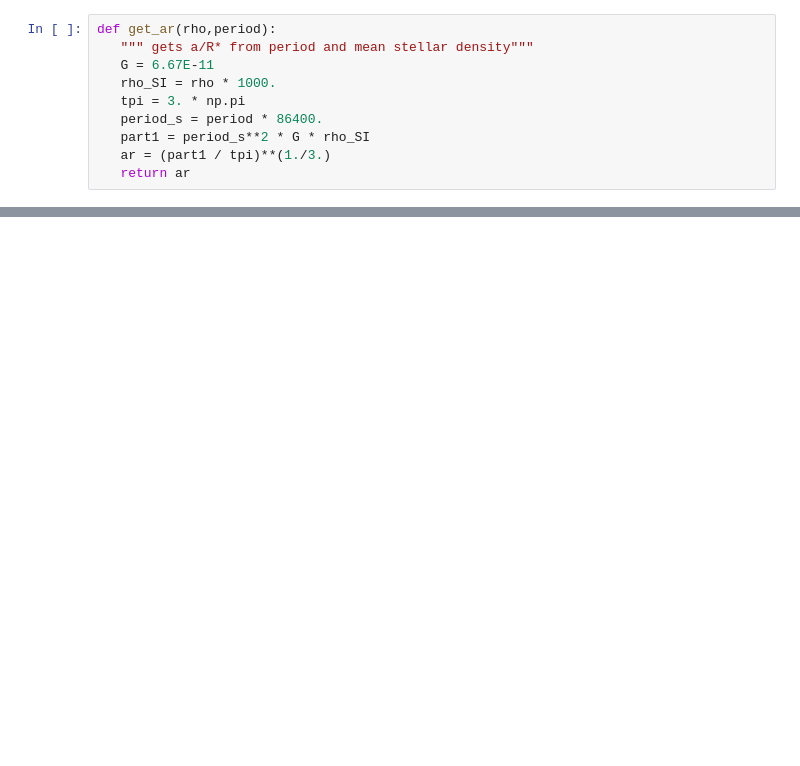
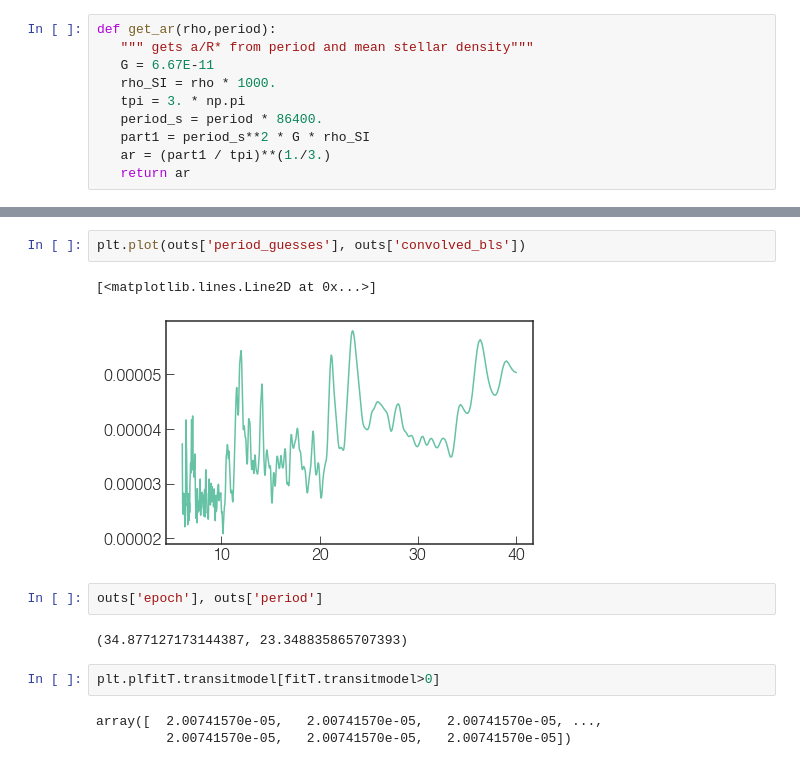
Before and after one commit to mrtommyb/nothinginteresting, a Jupyter notebook: EE1/Untitled.ipynb, the cells around one changed output, grey strips where cells are left out. Saved outputs shown, nothing was run; the diff lists cells and outputs as text; blank space fills up the shorter version.

```diff
--- a/EE1/Untitled.ipynb
+++ b/EE1/Untitled.ipynb
@@ -222,0 +252,14 @@ maxperiod= 40
+# %%
+plt.plot(outs['period_guesses'], outs['convolved_bls'])
+# %% [output]
+[<matplotlib.lines.Line2D at 0x...>]
+[figure, added]
+# %%
+outs['epoch'], outs['period']
+# %% [output]
+(34.877127173144387, 23.348835865707393)
+# %%
+plt.plfitT.transitmodel[fitT.transitmodel>0]
+# %% [output]
+array([  2.00741570e-05,   2.00741570e-05,   2.00741570e-05, ...,
+         2.00741570e-05,   2.00741570e-05,   2.00741570e-05])
```
Also changed, not shown: parts of 14 cells of this notebook.
